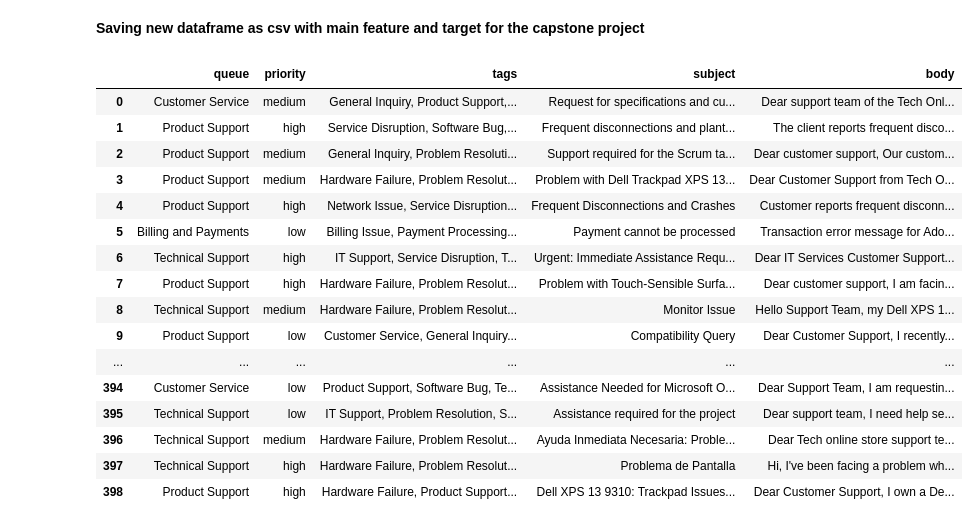
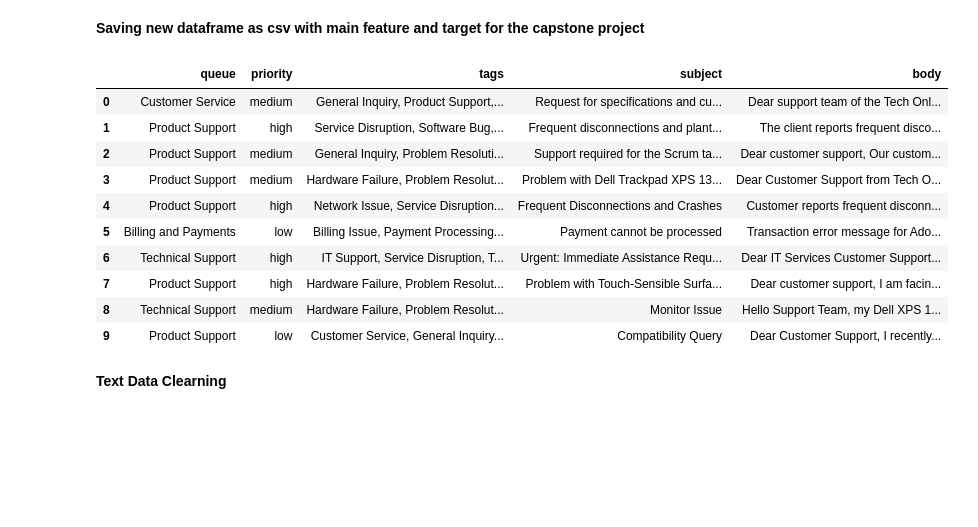
Before and after one commit to OnionKnightN/ml-ticket-triage-system, a Jupyter notebook: strategic_thinking_capstone_project_sba24098.ipynb, the cells around one changed output. Drawn from its saved outputs; the diff is of its cells as text; code cells hidden in the pictures; blank space fills up the shorter version.

Commit message:
Complete data understanding and preparation

```diff
--- a/strategic_thinking_capstone_project_sba24098.ipynb
+++ b/strategic_thinking_capstone_project_sba24098.ipynb
@@ -729,27 +700,25 @@ Index(['queue', 'priority', 'tags', 'subject', 'body'], dtype='object')
 df.to_csv('data/helpdesk_customer_tickets_translated.csv', index=False)
 # %%
 # Reading the new dataframe of the customer support tickets
-df = pd.read_csv('data/helpdesk_customer_tickets_translated.csv')
+df = pd.read_csv('drive/MyDrive/Colab Notebooks/data/helpdesk_customer_tickets_translated.csv')
 # %%
-# Setting the print options to review the dataframe
-pd.set_option('display.max_rows', None)
+# Set option to display all columns
 pd.set_option('display.max_columns', None)
-df
+# Showing full column text
+pd.set_option('display.max_colwidth', None)
+# Listing first 10 rows of the new dataframe of the customer support tickets
+df.head(10)
 # %% [output]
 |  | queue | priority | tags | subject | body |
 | 0 | Customer Service | medium | General Inquiry, Product Support,... | Request for specifications and cu... | Dear support team of the Tech Onl... |
 | 1 | Product Support | high | Service Disruption, Software Bug,... | Frequent disconnections and plant... | The client reports frequent disco... |
 | 2 | Product Support | medium | General Inquiry, Problem Resoluti... | Support required for the Scrum ta... | Dear customer support, Our custom... |
 | 3 | Product Support | medium | Hardware Failure, Problem Resolut... | Problem with Dell Trackpad XPS 13... | Dear Customer Support from Tech O... |
 | 4 | Product Support | high | Network Issue, Service Disruption... | Frequent Disconnections and Crashes | Customer reports frequent disconn... |
 | 5 | Billing and Payments | low | Billing Issue, Payment Processing... | Payment cannot be processed | Transaction error message for Ado... |
 | 6 | Technical Support | high | IT Support, Service Disruption, T... | Urgent: Immediate Assistance Requ... | Dear IT Services Customer Support... |
 | 7 | Product Support | high | Hardware Failure, Problem Resolut... | Problem with Touch-Sensible Surfa... | Dear customer support, I am facin... |
 | 8 | Technical Support | medium | Hardware Failure, Problem Resolut... | Monitor Issue | Hello Support Team, my Dell XPS 1... |
 | 9 | Product Support | low | Customer Service, General Inquiry... | Compatibility Query | Dear Customer Support, I recently... |
-| ... | ... | ... | ... | ... | ... |
-| 394 | Customer Service | low | Product Support, Software Bug, Te... | Assistance Needed for Microsoft O... | Dear Support Team, I am requestin... |
-| 395 | Technical Support | low | IT Support, Problem Resolution, S... | Assistance required for the project | Dear support team, I need help se... |
-| 396 | Technical Support | medium | Hardware Failure, Problem Resolut... | Ayuda Inmediata Necesaria: Proble... | Dear Tech online store support te... |
-| 397 | Technical Support | high | Hardware Failure, Problem Resolut... | Problema de Pantalla | Hi, I've been facing a problem wh... |
-| 398 | Product Support | high | Hardware Failure, Product Support... | Dell XPS 13 9310: Trackpad Issues... | Dear Customer Support, I own a De... |
+# %% [markdown]
+**Text Data Clearning**
```
Also changed, not shown: parts of 85 cells of this notebook.
